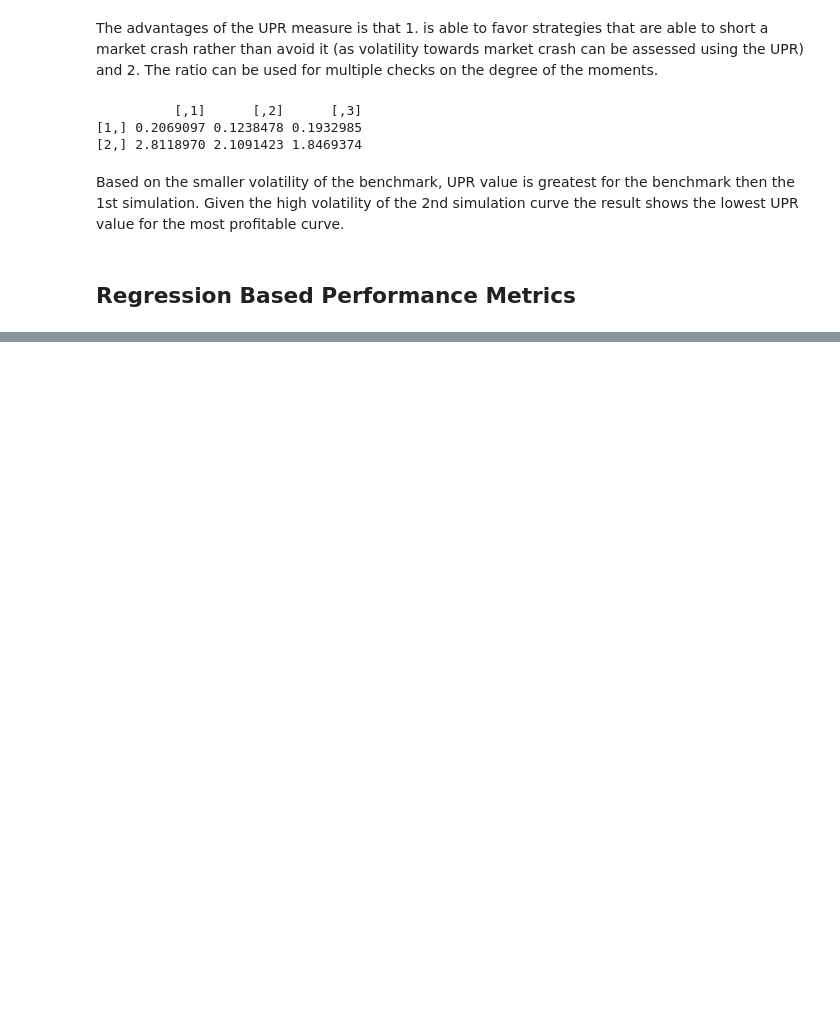
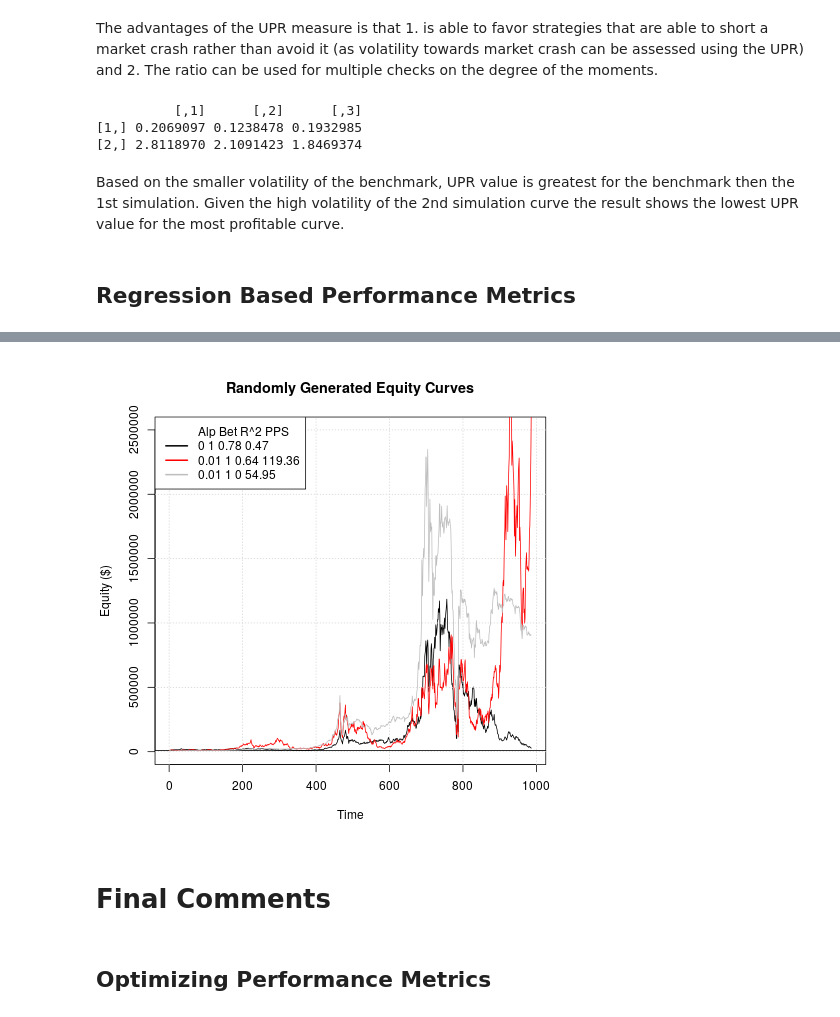
Before and after one commit to ck2136/QuantTrade, a Jupyter notebook: Definitions and Formulas.ipynb, the cells around one changed output, grey strips where cells are left out. Saved outputs shown, nothing was run; the diff lists cells and outputs as text; code cells hidden in the pictures; blank space fills up the shorter version.

Commit message:
Added last performance metric

```diff
--- a/Definitions and Formulas.ipynb
+++ b/Definitions and Formulas.ipynb
@@ -427,0 +492,48 @@ Based on the smaller volatility of the benchmark, UPR value is greatest for the
+# %%
+%%R
+# create linearized equity curve and run regression
+y <- Et/Vt
+y2 <- Et2/Vt
+yb <- Eb/Vt
+modelta <- lm(y ~ t)
+modelt2a <- lm(y2 ~ t)
+modelba <- lm(yb ~ t)
+# Compute the PPS by using the r.squared in the summary(model) attributes
+PPS <- ((Et[length(Et)] - Vt[1]) / Vt[1]) * summary(model)$r.squared # here since we are using the final market close return the last Et will be E_{T_0}( i.e unadjusted)
+PPS1 <- ((Et2[length(Et2)] - Vt[1]) / Vt[1]) * summary(model1)$r.squared # here since we are using the final market close return the last Et will be E_{T_0}( i.e unadjusted)
+PPSb <- ((Eb[length(Eb)] - Vt[1]) / Vt[1]) * summary(modelb)$r.squared # here since we are using the final market close return the last Et will be E_{T_0}( i.e unadjusted)
+
+# This is for the regression on the return on benchmark not on time to calculate the PPS
+modeltb <- lm(Rt ~ Rb)
+modelt2b <- lm(Rt2 ~ Rb)
+modelbb <- lm(Rb ~ Rb)
+
+plot(y = Et, x = t, type = "l", col = 1,
+    xlab = "Time",
+    ylab = "Equity ($)",
+    main = "Randomly Generated Equity Curves",
+    ylim = c(0, 2.5e6))
+grid()
+abline(h = 1e4)
+lines(y = Et2, x = t, col = 2)
+lines(y = Eb, x = t, col = 8)
+legend(x = "topleft", col = c(0,1,2,8), lwd = 2, legend = c("Alp Bet R^2 PPS",
+                                                           paste0(round(modeltb$coefficients[1],2)," ",
+                                                                  round(modeltb$coefficients[2],2), " ",
+                                                                  round(summary(modeltb)$r.squared,2), " ",
+                                                                 round(PPS, 2)),
+                                                           paste0(round(modelt2b$coefficients[1],2)," ",
+                                                                  round(modelt2b$coefficients[2],2), " ",
+                                                                  round(summary(modelt2b)$r.squared,2), " ",
+                                                                 round(PPS1, 2)),
+                                                           paste0(round(modelbb$coefficients[1],2)," ",
+                                                                  1, " ",
+                                                                  round(summary(modelbb)$r.squared,2), " ",
+                                                                 round(PPSb, 2))
+                                                          ))
+# %% [output]
+[figure, added]
+# %% [markdown]
+# Final Comments
+# %% [markdown]
+## Optimizing Performance Metrics
```
Also changed, not shown: parts of 8 cells of this notebook.
